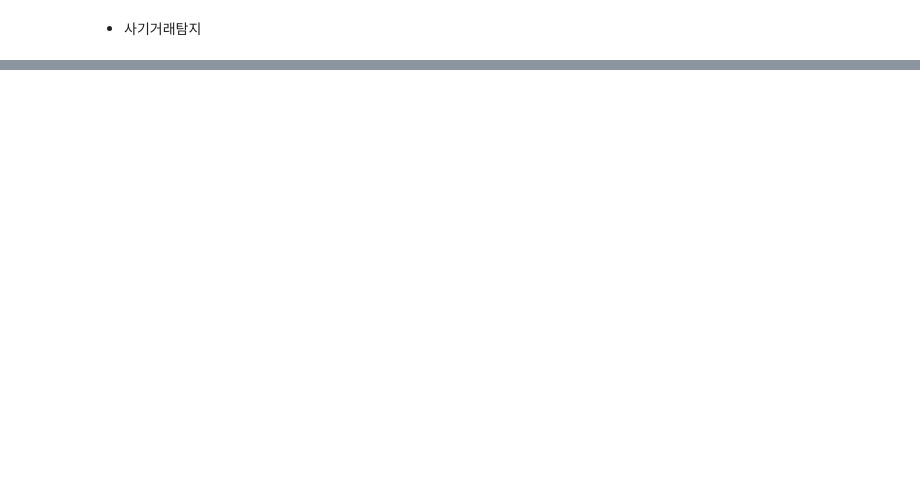
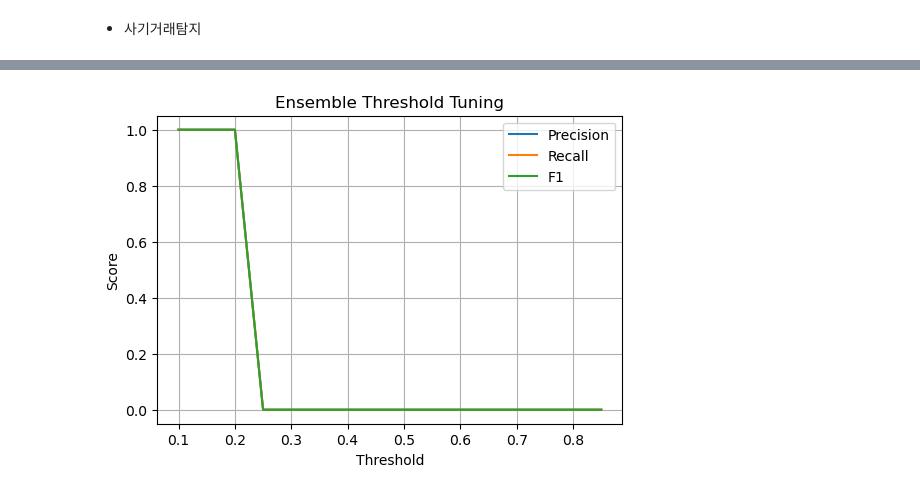
Before and after one commit to CYJ1226/-DS5-DATAThon, a Jupyter notebook: FraudDetection.ipynb, the cells around one changed output, grey strips where cells are left out. Cells and saved outputs as stored; diff of their text form; code cells hidden in the pictures; blank space fills up the shorter version.

```diff
--- a/FraudDetection.ipynb
+++ b/FraudDetection.ipynb
@@ -140,0 +1246,29 @@ print(results)
+# %%
+import numpy as np
+import pandas as pd
+import matplotlib.pyplot as plt
+from sklearn.metrics import precision_score, recall_score, f1_score, matthews_corrcoef
+
+thresholds = np.arange(0.1, 0.9, 0.05)
+results = []
+
+best_f1, best_th, best_mcc, best_mcc_th = 0, 0, -1, 0
+
+for th in thresholds:
+    preds = (proba_ensemble >= th).astype(int)
+    prec = precision_score(y_val, preds, zero_division=0)
+    rec  = recall_score(y_val, preds, zero_division=0)
+    f1   = f1_score(y_val, preds, zero_division=0)
+    mcc  = matthews_corrcoef(y_val, preds)
+    results.append((th, prec, rec, f1, mcc))
+
+    if f1 > best_f1:
+        best_f1, best_th = f1, th
+    if mcc > best_mcc:
+        best_mcc, best_mcc_th = mcc, th
+
+df_results = pd.DataFrame(results, columns=["Threshold", "Precision", "Recall", "F1", "MCC"])
+print(df_results.round(4))
+
+print(f"\n F1 기준 최적 threshold: {best_th}, F1={best_f1:.4f}")
+print(f" MCC 기준 최적 threshold: {best_mcc_th}, MCC={best_mcc:.4f}")
@@ -140,0 +1296,13 @@ print(results)
+# %%
+plt.figure(figsize=(6,4))
+plt.plot(df_results["Threshold"], df_results["Precision"], label="Precision")
+plt.plot(df_results["Threshold"], df_results["Recall"], label="Recall")
+plt.plot(df_results["Threshold"], df_results["F1"], label="F1")
+plt.xlabel("Threshold")
+plt.ylabel("Score")
+plt.title("Ensemble Threshold Tuning")
+plt.legend()
+plt.grid()
+plt.show()
+# %% [output]
+[figure, added]
```
Also changed, not shown: parts of 116 cells of this notebook.
